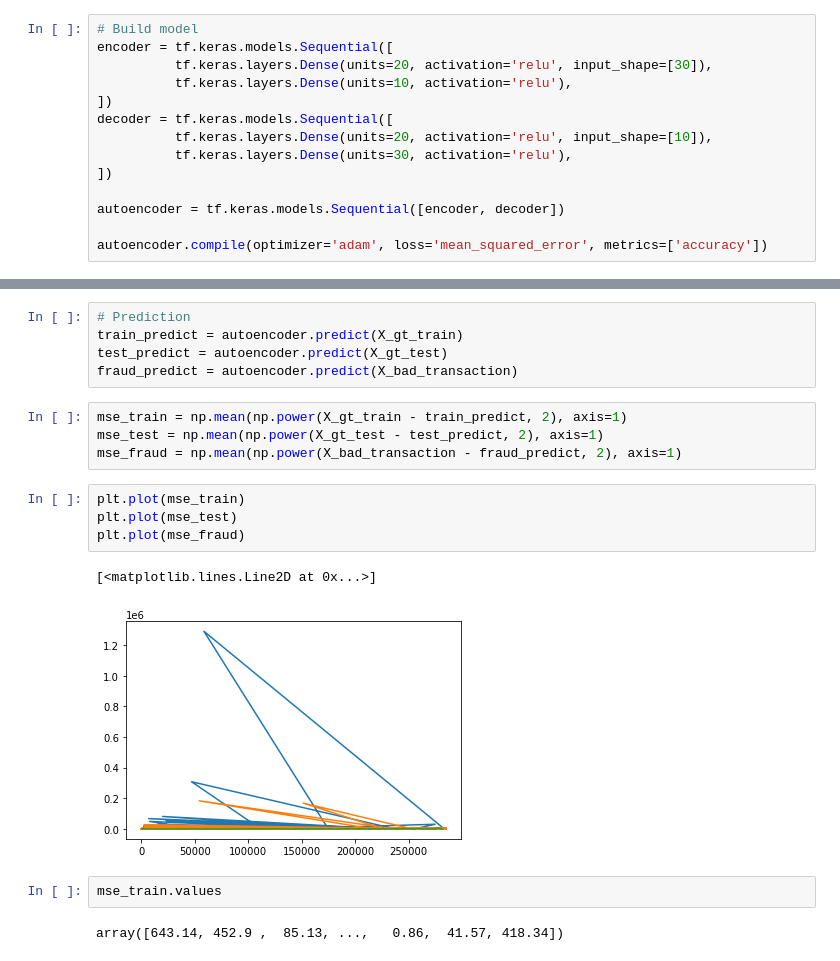
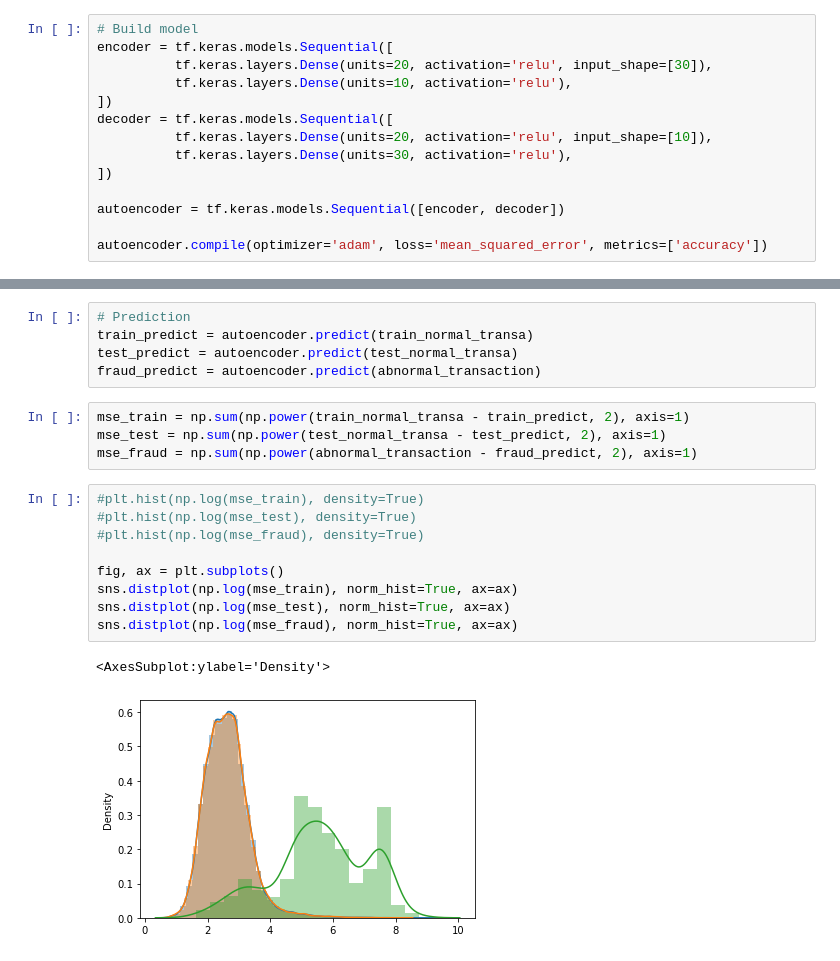
Before and after one commit to tom-fougere/kaggle-creditcardfraud, a Jupyter notebook: Credit card fraud detection.ipynb, the cells around one changed output, grey strips where cells are left out. Drawn from its saved outputs; the diff is of its cells as text.

```diff
--- a/Credit card fraud detection.ipynb
+++ b/Credit card fraud detection.ipynb
@@ -311,20 +301,21 @@ Text(0.5, 1.0, 'Training and validation Loss')
 # %%
 # Prediction
-train_predict = autoencoder.predict(X_gt_train)
-test_predict = autoencoder.predict(X_gt_test)
-fraud_predict = autoencoder.predict(X_bad_transaction)
+train_predict = autoencoder.predict(train_normal_transa)
+test_predict = autoencoder.predict(test_normal_transa)
+fraud_predict = autoencoder.predict(abnormal_transaction)
 # %%
-mse_train = np.mean(np.power(X_gt_train - train_predict, 2), axis=1)
-mse_test = np.mean(np.power(X_gt_test - test_predict, 2), axis=1)
-mse_fraud = np.mean(np.power(X_bad_transaction - fraud_predict, 2), axis=1)
+mse_train = np.sum(np.power(train_normal_transa - train_predict, 2), axis=1)
+mse_test = np.sum(np.power(test_normal_transa - test_predict, 2), axis=1)
+mse_fraud = np.sum(np.power(abnormal_transaction - fraud_predict, 2), axis=1)
-# %%
-plt.plot(mse_train)
-plt.plot(mse_test)
-plt.plot(mse_fraud)
-# %% [output]
-[<matplotlib.lines.Line2D at 0x...>]
-[figure, removed]
-# %%
-mse_train.values
-# %% [output]
-array([643.14, 452.9 ,  85.13, ...,   0.86,  41.57, 418.34])
+# %%
+#plt.hist(np.log(mse_train), density=True)
+#plt.hist(np.log(mse_test), density=True)
+#plt.hist(np.log(mse_fraud), density=True)
+
+fig, ax = plt.subplots()
+sns.distplot(np.log(mse_train), norm_hist=True, ax=ax)
+sns.distplot(np.log(mse_test), norm_hist=True, ax=ax)
+sns.distplot(np.log(mse_fraud), norm_hist=True, ax=ax)
+# %% [output]
+<AxesSubplot:ylabel='Density'>
+[figure, added]
```
Also changed, not shown: parts of 25 cells of this notebook, 1 other file.
